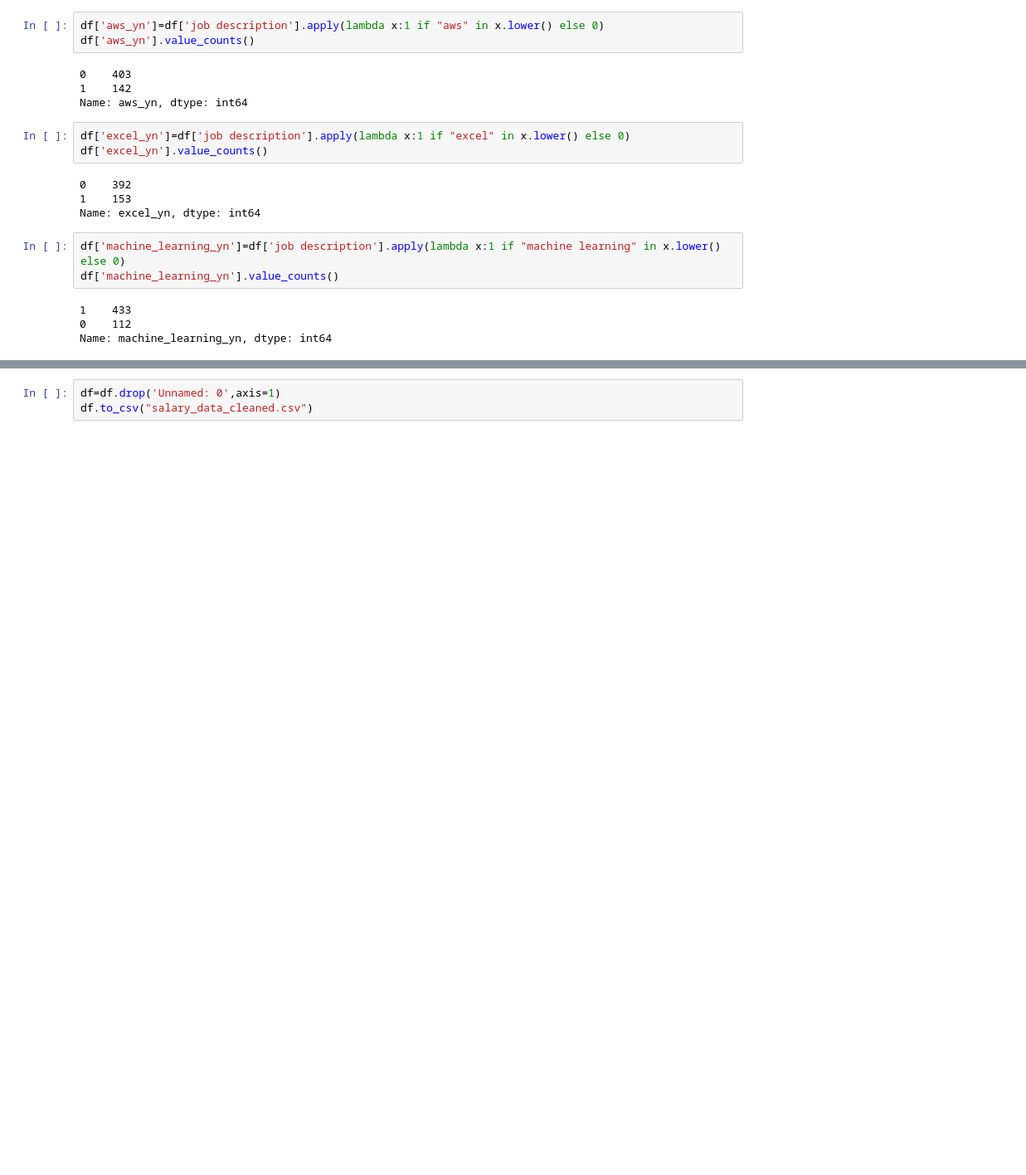
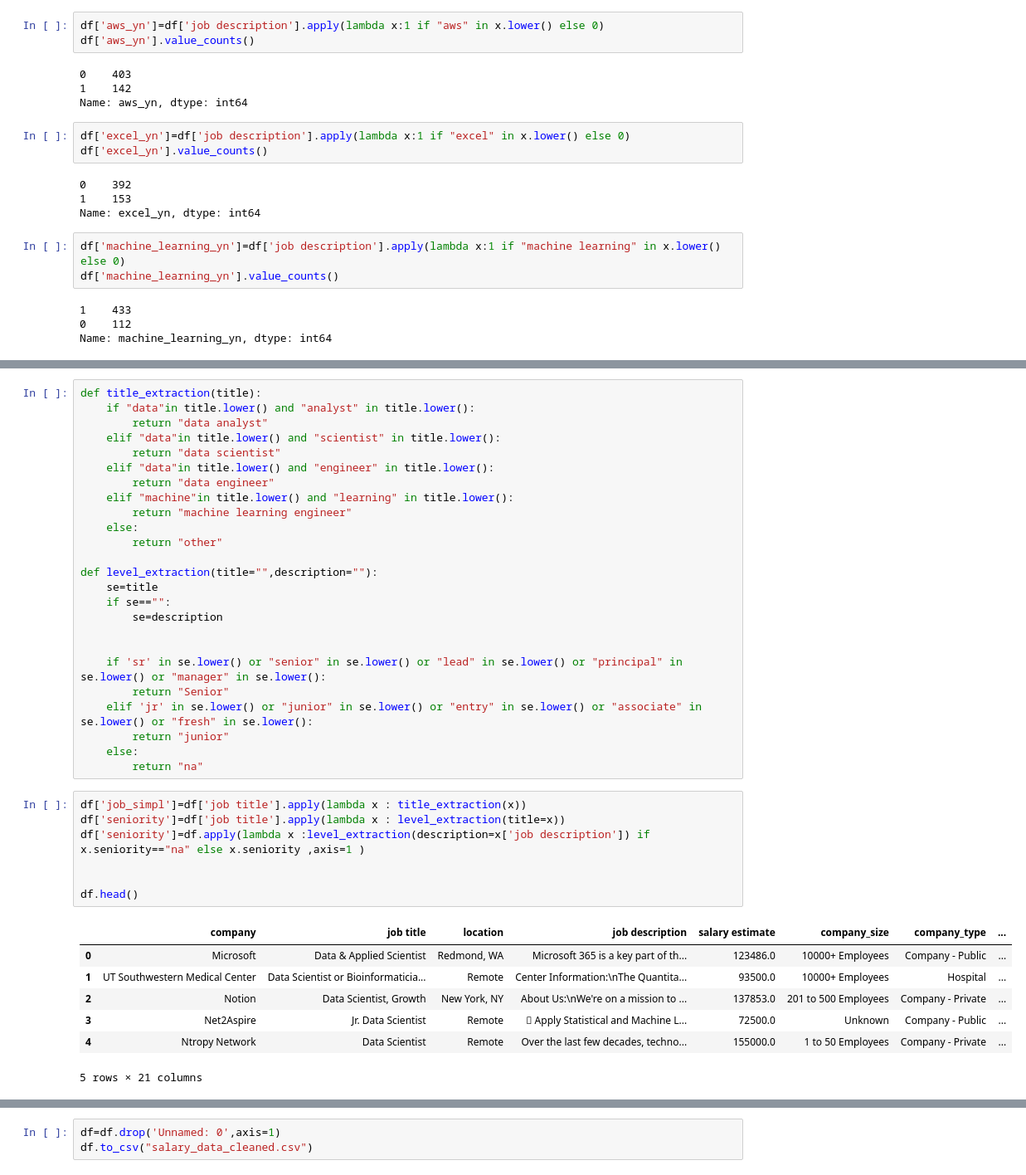
Before and after one commit to mohamedsiika/Jobs_salary_Prediction, a Jupyter notebook: Data_cleaning.ipynb, the cells around one changed output, grey strips where cells are left out. Shown at 83% size. Drawn from its saved outputs; the diff is of its cells as text; blank space fills up the shorter version.

```diff
--- a/Data_cleaning.ipynb
+++ b/Data_cleaning.ipynb
@@ -178,0 +203,40 @@ df.head()
+# %%
+def title_extraction(title):
+    if "data"in title.lower() and "analyst" in title.lower():
+        return "data analyst"
+    elif "data"in title.lower() and "scientist" in title.lower():
+        return "data scientist"
+    elif "data"in title.lower() and "engineer" in title.lower():
+        return "data engineer"
+    elif "machine"in title.lower() and "learning" in title.lower():
+        return "machine learning engineer"
+    else:
+        return "other"
+
+def level_extraction(title="",description=""):
+    se=title
+    if se=="":
+        se=description
+
+
+    if 'sr' in se.lower() or "senior" in se.lower() or "lead" in se.lower() or "principal" in se.lower() or "manager" in se.lower():
+        return "Senior"
+    elif 'jr' in se.lower() or "junior" in se.lower() or "entry" in se.lower() or "associate" in se.lower() or "fresh" in se.lower():
+        return "junior"
+    else:
+        return "na"
+# %%
+df['job_simpl']=df['job title'].apply(lambda x : title_extraction(x))
+df['seniority']=df['job title'].apply(lambda x : level_extraction(title=x))
+df['seniority']=df.apply(lambda x :level_extraction(description=x['job description']) if x.seniority=="na" else x.seniority ,axis=1 )
+
+
+df.head()
+# %% [output]
+|  | company | job title | location | job description | salary estimate | company_size | company_type | ... |
+| 0 | Microsoft | Data & Applied Scientist | Redmond, WA | Microsoft 365 is a key part of th... | 123486.0 | 10000+ Employees | Company - Public | ... |
+| 1 | UT Southwestern Medical Center | Data Scientist or Bioinformaticia... | Remote | Center Information:\nThe Quantita... | 93500.0 | 10000+ Employees | Hospital | ... |
+| 2 | Notion | Data Scientist, Growth | New York, NY | About Us:\nWe're on a mission to ... | 137853.0 | 201 to 500 Employees | Company - Private | ... |
+| 3 | Net2Aspire | Jr. Data Scientist | Remote |  Apply Statistical and Machine L... | 72500.0 | Unknown | Company - Public | ... |
+| 4 | Ntropy Network | Data Scientist | Remote | Over the last few decades, techno... | 155000.0 | 1 to 50 Employees | Company - Private | ... |
+5 rows × 21 columns
```
Also changed, not shown: parts of 9 cells of this notebook.
